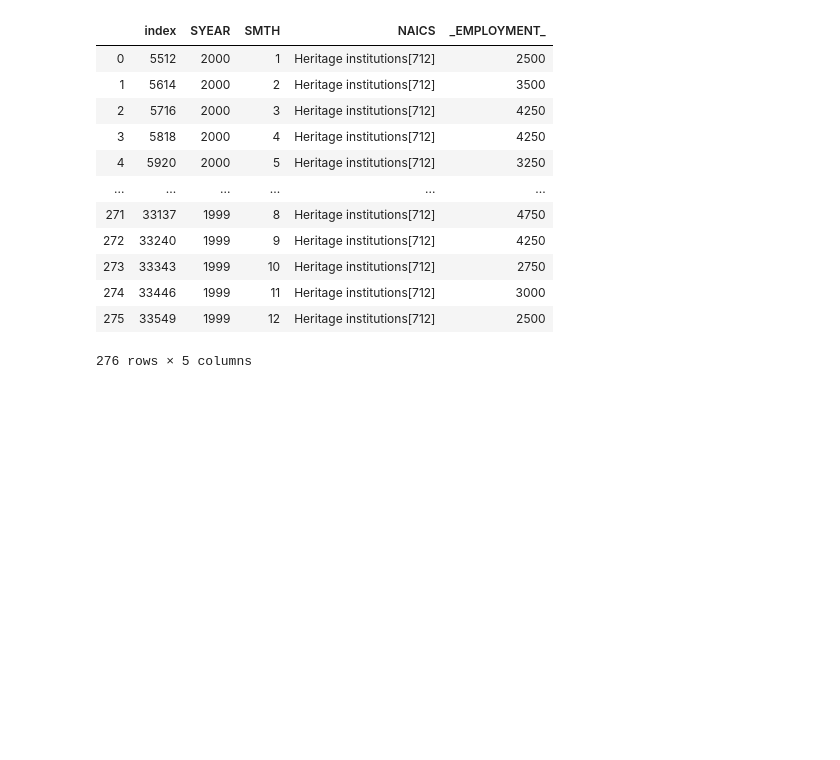
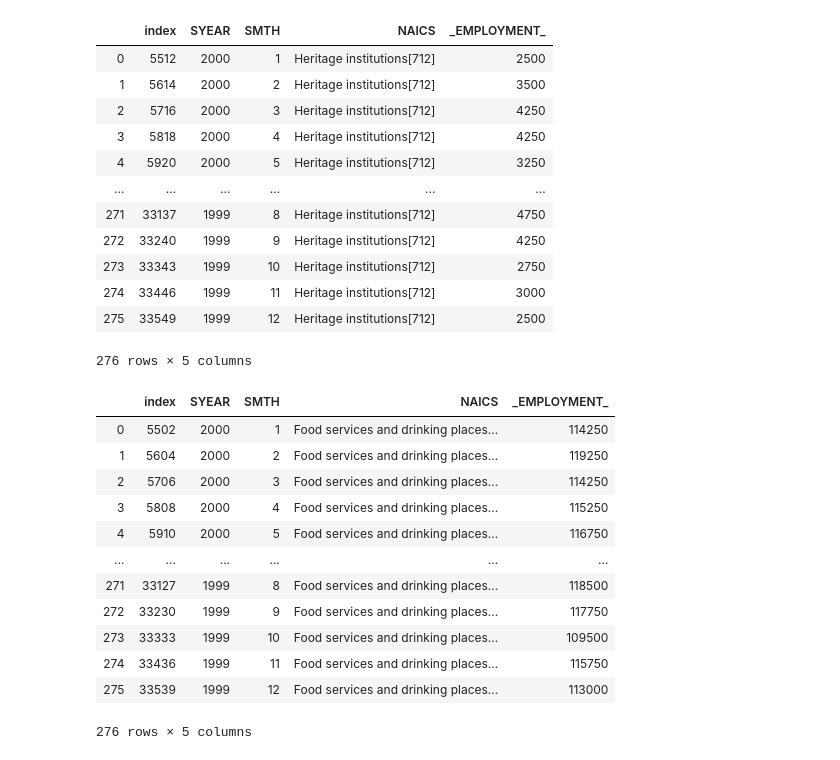
Before and after one commit to Hotlynn2/SERIES-ANALYSIS-OF-NAICS, a Jupyter notebook: Time Analysis Series.ipynb, the cells around one changed output. Drawn from its saved outputs; the diff is of its cells as text; code cells hidden in the pictures; blank space fills up the shorter version.

```diff
--- a/Time Analysis Series.ipynb
+++ b/Time Analysis Series.ipynb
@@ -2682,3 +2682,20 @@ Heritage_institutions
 | 274 | 33446 | 1999 | 11 | Heritage institutions[712] | 3000 |
 | 275 | 33549 | 1999 | 12 | Heritage institutions[712] | 2500 |
 276 rows × 5 columns
+# %%
+Food_services_and_drinking_places = data.loc[data['NAICS'].str.contains('722', na = False)].reset_index()
+Food_services_and_drinking_places
+# %% [output]
+|  | index | SYEAR | SMTH | NAICS | _EMPLOYMENT_ |
+| 0 | 5502 | 2000 | 1 | Food services and drinking places... | 114250 |
+| 1 | 5604 | 2000 | 2 | Food services and drinking places... | 119250 |
+| 2 | 5706 | 2000 | 3 | Food services and drinking places... | 114250 |
+| 3 | 5808 | 2000 | 4 | Food services and drinking places... | 115250 |
+| 4 | 5910 | 2000 | 5 | Food services and drinking places... | 116750 |
+| ... | ... | ... | ... | ... | ... |
+| 271 | 33127 | 1999 | 8 | Food services and drinking places... | 118500 |
+| 272 | 33230 | 1999 | 9 | Food services and drinking places... | 117750 |
+| 273 | 33333 | 1999 | 10 | Food services and drinking places... | 109500 |
+| 274 | 33436 | 1999 | 11 | Food services and drinking places... | 115750 |
+| 275 | 33539 | 1999 | 12 | Food services and drinking places... | 113000 |
+276 rows × 5 columns
```
Also changed, not shown: parts of 15 cells of this notebook.
